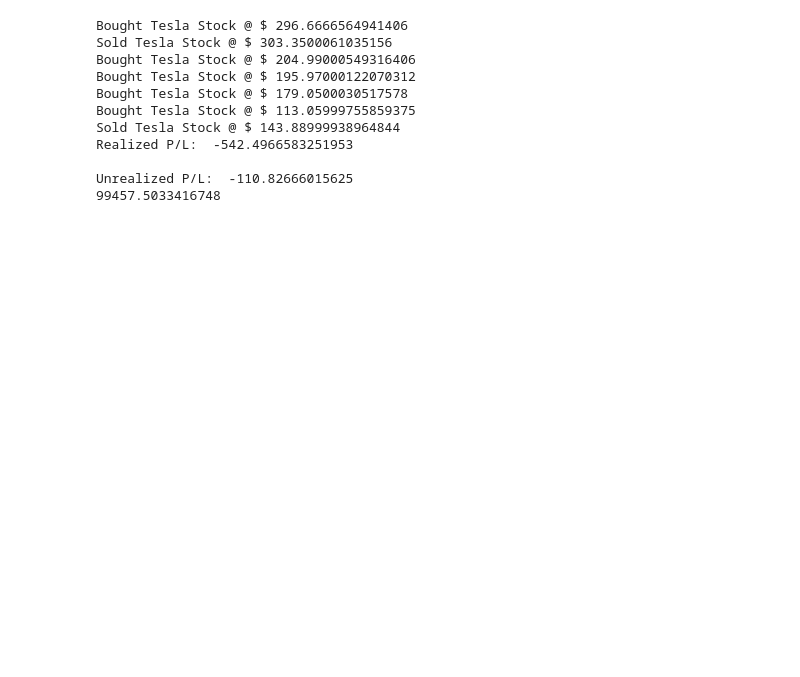
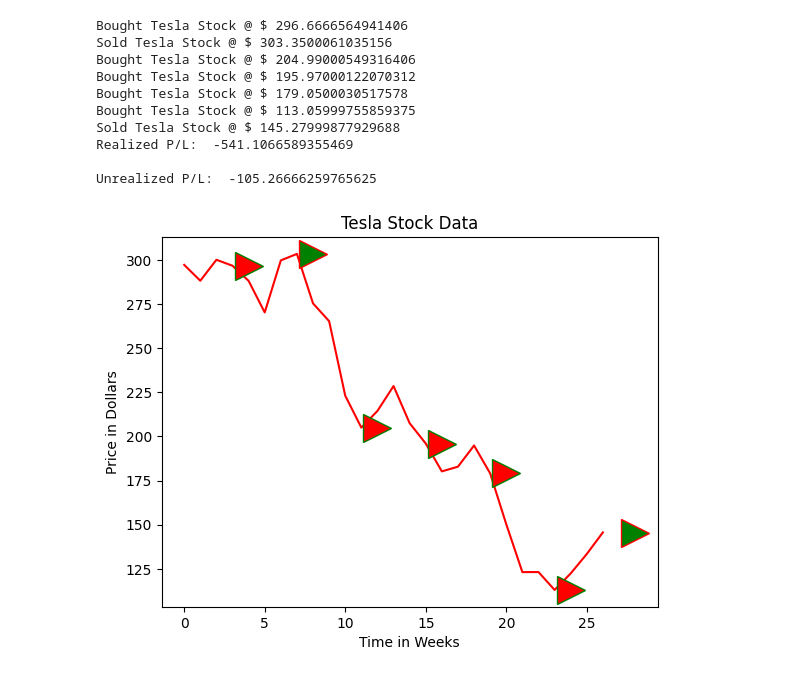
Before and after one commit to 0xPCDefenders/PyTrade-Research, a Jupyter notebook: maverage.ipynb, the cells around one changed output. Drawn from its saved outputs; the diff is of its cells as text; code cells hidden in the pictures; blank space fills up the shorter version.

```diff
--- a/maverage.ipynb
+++ b/maverage.ipynb
@@ -80,7 +84,9 @@ def backtesting(max_weeks, additional_weeks):
     end = 0
     stocks = 0
     portfolio = 100000
-
+    time = []
+    price = []
+    position = []
     #the end of the data is up to a week maximum which represents the 6 month period
     while end <= max_weeks:
         new_data = tesla.history(interval = "1wk", period = "6mo")
@@ -97,17 +103,23 @@ def backtesting(max_weeks, additional_weeks):
             if stocks > 0:
                 stocks = stocks - 1
                 portfolio = portfolio + new_data['Close'][-1]
+                time.append(end)
+                price.append(new_data['Close'][-1])
+                position.append(false)
                 print("Sold Tesla Stock @ $", new_data['Close'][-1])
-
         if m_1[-1] < m_2[-1]:
             stocks = stocks + 1
             portfolio = portfolio - (new_data['Close'][-1])
+            time.append(end)
+            price.append(new_data['Close'][-1])
+            position.append(true)
             print("Bought Tesla Stock @ $", new_data['Close'][-1])
 
     print("Realized P/L: ", portfolio - 100000, "\n")
     print("Unrealized P/L: ", (portfolio + (new_data['Close'][-1] * stocks)) - 100000)
+    return time, price, position
 #26 maximum weeks, with 4 additional weeks
-backtesting(26,4)
+time, price, position = backtesting(26,4)
 # %% [output]
 Bought Tesla Stock @ $ 296.6666564941406
 Sold Tesla Stock @ $ 303.3500061035156
@@ -115,8 +127,33 @@ Bought Tesla Stock @ $ 204.99000549316406
 Bought Tesla Stock @ $ 195.97000122070312
 Bought Tesla Stock @ $ 179.0500030517578
 Bought Tesla Stock @ $ 113.05999755859375
-Sold Tesla Stock @ $ 143.88999938964844
-Realized P/L:  -542.4966583251953
+Sold Tesla Stock @ $ 145.27999877929688
+Realized P/L:  -541.1066589355469
 
-Unrealized P/L:  -110.82666015625
-99457.5033416748
+Unrealized P/L:  -105.26666259765625
+# %%
+#creating the chart
+import matplotlib.pyplot as plt
+historical_data = tesla.history(interval = "1wk", period = "6mo")
+x = np.arange(0, 27)
+y = []
+
+for i in range(0,27):
+    y.append(historical_data['Close'][i])
+
+# plotting
+plt.title("Tesla 6 month Historical Data")
+plt.xlabel("Time in Weeks")
+plt.ylabel("Price in Dollars")
+plt.plot(x, y, color ="red")
+
+for unit in range(0, len(time)):
+    if position[unit]:
+        plt.plot(time[unit], price[unit], color ="red", marker=">", markersize=20, markeredgecolor="green",
+        markerfacecolor="red")
+    if not position[unit]:
+        plt.plot(time[unit], price[unit], color ="green", marker=">", markersize=20, markeredgecolor="red",
+        markerfacecolor="green")
+plt.show()
+# %% [output]
+[figure, added]
```
Also changed, not shown: parts of 7 cells of this notebook.
